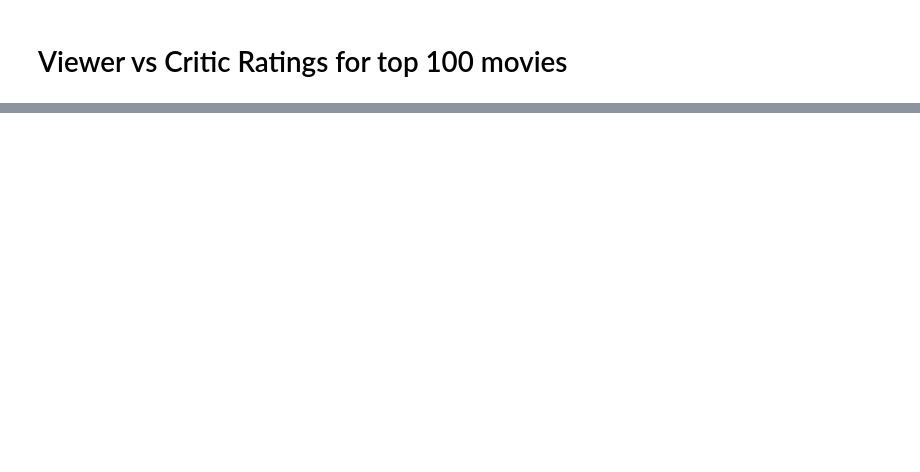
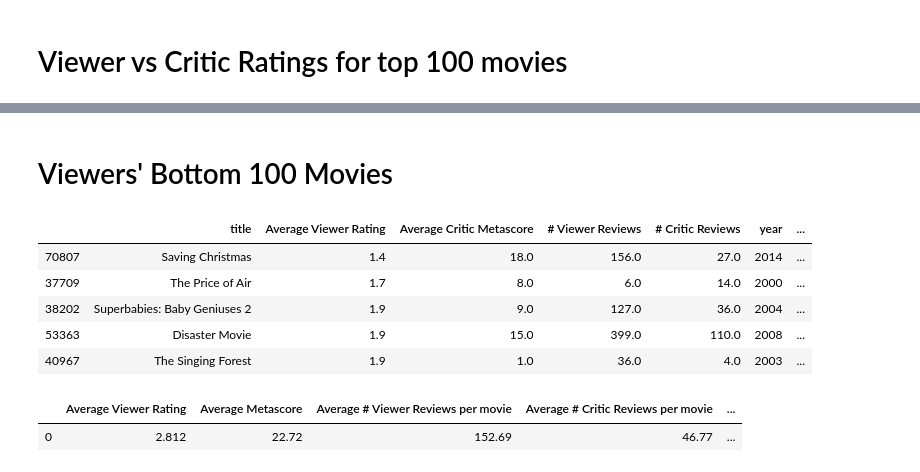
Before and after one commit to cckuqui/IMDB-analysis, a Jupyter notebook: Project#1_IMDB-Question#1_(user_vs_critic_reviews).ipynb, the cells around one changed output, grey strips where cells are left out. Cells and saved outputs as stored; diff of their text form; code cells hidden in the pictures; blank space fills up the shorter version.

```diff
--- a/Project #1-IMDB.ipynb
+++ b/Project#1_IMDB-Question#1_(user_vs_critic_reviews).ipynb
@@ -290,0 +362,32 @@ Observations: On average, both viwers and critics rated movies from the 1960s an
+# %% [markdown]
+# Viewers' Bottom 100 Movies
+# %%
+movies_data_viewers_ascending = movies_data.sort_values("avg_vote", ascending=True)
+viewer_worst_unlabeled = movies_data_viewers_ascending.head(100)
+viewer_worst = viewer_worst_unlabeled.rename(columns={"avg_vote":"Average Viewer Rating", "metascore":"Average Critic Metascore", "reviews_from_users":"# Viewer Reviews", "reviews_from_critics":"# Critic Reviews"})
+
+viewer_worst.head()
+# %% [output]
+|  | title | Average Viewer Rating | Average Critic Metascore | # Viewer Reviews | # Critic Reviews | year | ... |
+| 70807 | Saving Christmas | 1.4 | 18.0 | 156.0 | 27.0 | 2014 | ... |
+| 37709 | The Price of Air | 1.7 | 8.0 | 6.0 | 14.0 | 2000 | ... |
+| 38202 | Superbabies: Baby Geniuses 2 | 1.9 | 9.0 | 127.0 | 36.0 | 2004 | ... |
+| 53363 | Disaster Movie | 1.9 | 15.0 | 399.0 | 110.0 | 2008 | ... |
+| 40967 | The Singing Forest | 1.9 | 1.0 | 36.0 | 4.0 | 2003 | ... |
+# %%
+viewer_worst_avescore = viewer_worst["Average Viewer Rating"].mean()
+viewer_worst_metascore = viewer_worst["Average Critic Metascore"].mean()
+viewer_worst_viewernum = viewer_worst["# Viewer Reviews"].mean()
+viewer_worst_criticnum = viewer_worst["# Critic Reviews"].mean()
+viewer_worst_aveyear = viewer_worst["year"].mean()
+
+viewer_worst_summary = pd.DataFrame({"Average Viewer Rating": [viewer_worst_avescore],
+                                  "Average Metascore": [viewer_worst_metascore],
+                                  "Average # Viewer Reviews per movie": [viewer_worst_viewernum],
+                                  "Average # Critic Reviews per movie": [viewer_worst_criticnum],
+                                  "Average Year of Release": [viewer_worst_aveyear]})
+
+viewer_worst_summary
+# %% [output]
+|  | Average Viewer Rating | Average Metascore | Average # Viewer Reviews per movie | Average # Critic Reviews per movie | ... |
+| 0 | 2.812 | 22.72 | 152.69 | 46.77 | ... |
```
Also changed, not shown: parts of 14 cells of this notebook.
